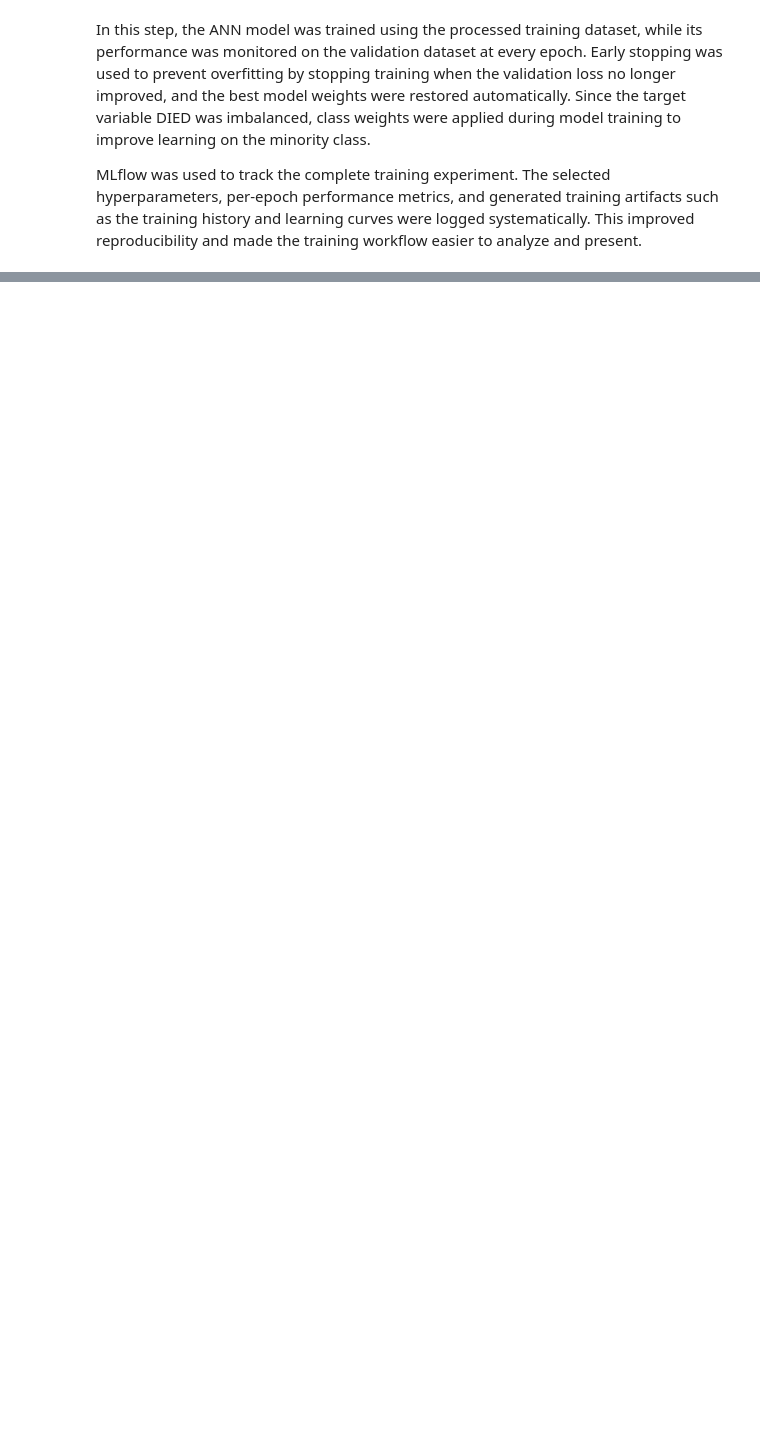
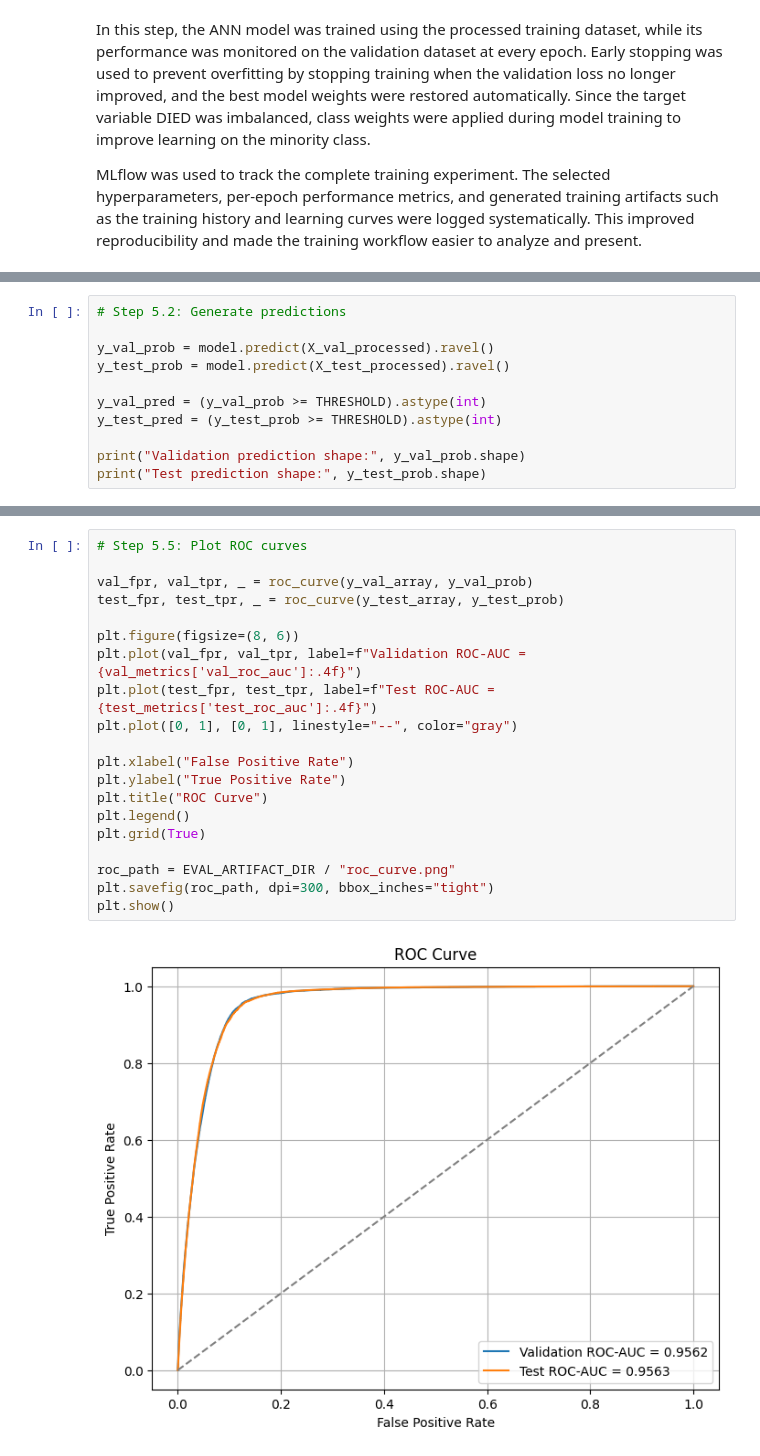
Before and after one commit to Rohit-Girhe/Covid-19-Mexico-Dataset-Analysis, a Jupyter notebook: Notebook/Model_Building.ipynb, the cells around one changed output, grey strips where cells are left out. Saved outputs shown, nothing was run; the diff lists cells and outputs as text; blank space fills up the shorter version.

```diff
--- a/Notebook/Model_Building.ipynb
+++ b/Notebook/Model_Building.ipynb
@@ -475,0 +547,11 @@ MLflow was used to track the complete training experiment. The selected hyperpar
+# %%
+# Step 5.2: Generate predictions
+
+y_val_prob = model.predict(X_val_processed).ravel()
+y_test_prob = model.predict(X_test_processed).ravel()
+
+y_val_pred = (y_val_prob >= THRESHOLD).astype(int)
+y_test_pred = (y_test_prob >= THRESHOLD).astype(int)
+
+print("Validation prediction shape:", y_val_prob.shape)
+print("Test prediction shape:", y_test_prob.shape)
@@ -475,0 +620,22 @@ MLflow was used to track the complete training experiment. The selected hyperpar
+# %%
+# Step 5.5: Plot ROC curves
+
+val_fpr, val_tpr, _ = roc_curve(y_val_array, y_val_prob)
+test_fpr, test_tpr, _ = roc_curve(y_test_array, y_test_prob)
+
+plt.figure(figsize=(8, 6))
+plt.plot(val_fpr, val_tpr, label=f"Validation ROC-AUC = {val_metrics['val_roc_auc']:.4f}")
+plt.plot(test_fpr, test_tpr, label=f"Test ROC-AUC = {test_metrics['test_roc_auc']:.4f}")
+plt.plot([0, 1], [0, 1], linestyle="--", color="gray")
+
+plt.xlabel("False Positive Rate")
+plt.ylabel("True Positive Rate")
+plt.title("ROC Curve")
+plt.legend()
+plt.grid(True)
+
+roc_path = EVAL_ARTIFACT_DIR / "roc_curve.png"
+plt.savefig(roc_path, dpi=300, bbox_inches="tight")
+plt.show()
+# %% [output]
+[figure, added]
```
Also changed, not shown: parts of 22 cells of this notebook, 2 other files.
